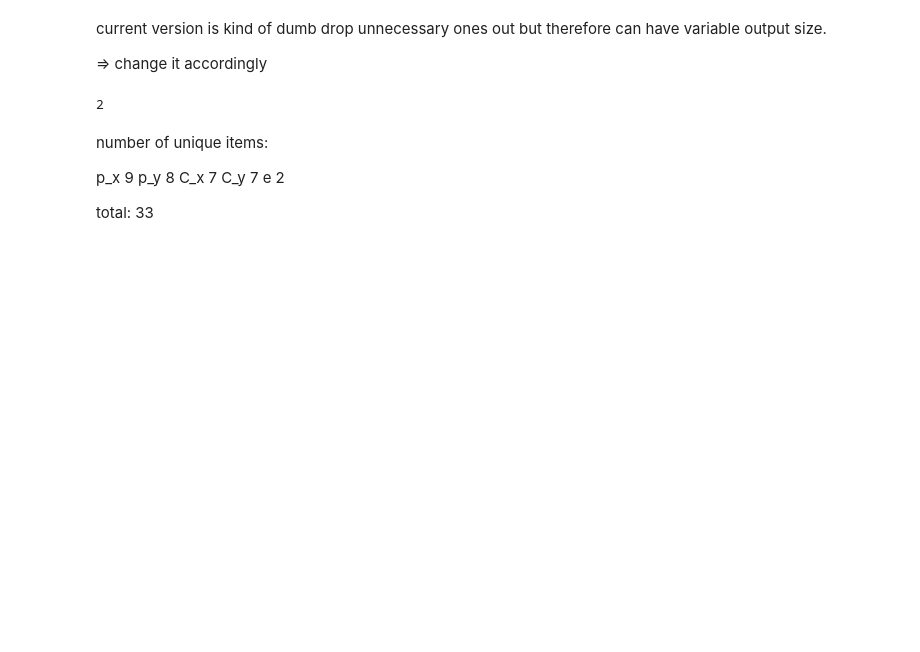
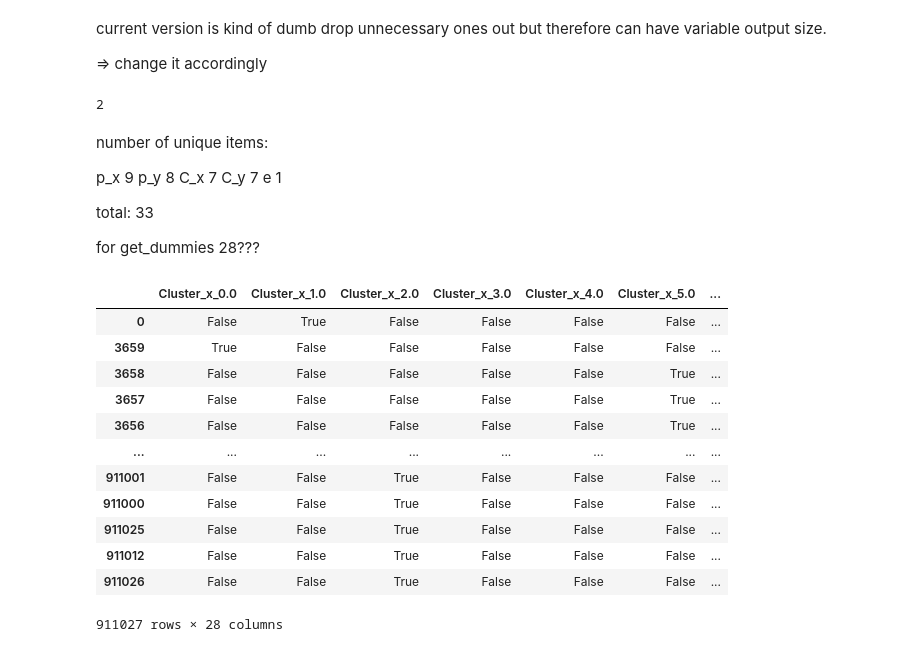
Before and after one commit to l4vd/Ba_first_tries, a Jupyter notebook: models/Original_MLP/Network_Analysis.ipynb, the cells around one changed output. Cells and saved outputs as stored; diff of their text form; code cells hidden in the pictures; blank space fills up the shorter version.

```diff
--- a/models/Original_MLP/Network_Analysis.ipynb
+++ b/models/Original_MLP/Network_Analysis.ipynb
@@ -1388,6 +1388,34 @@ p_x 9
 p_y 8
 C_x 7
 C_y 7
-e 2
+e 1
 
 total: 33
+
+for get_dummies 28???
+# %%
+# Apply one-hot encoding
+X_encoded = pd.get_dummies(X, columns=["Cluster_x", "Cluster_y", "profile_x", "profile_y", "explicit"], drop_first=True)
+
+# Extract the encoded columns
+encoded_columns = [col for col in X_encoded.columns if any(orig_col in col for orig_col in ["Cluster_x", "Cluster_y", "profile_x", "profile_y", "explicit"])]
+
+# Select only the encoded columns
+X_test_encoded_only = X_encoded[encoded_columns]
+
+# Display the encoded columns
+X_test_encoded_only
+# %% [output]
+|  | Cluster_x_0.0 | Cluster_x_1.0 | Cluster_x_2.0 | Cluster_x_3.0 | Cluster_x_4.0 | Cluster_x_5.0 | ... |
+| 0 | False | True | False | False | False | False | ... |
+| 3659 | True | False | False | False | False | False | ... |
+| 3658 | False | False | False | False | False | True | ... |
+| 3657 | False | False | False | False | False | True | ... |
+| 3656 | False | False | False | False | False | True | ... |
+| ... | ... | ... | ... | ... | ... | ... | ... |
+| 911001 | False | False | True | False | False | False | ... |
+| 911000 | False | False | True | False | False | False | ... |
+| 911025 | False | False | True | False | False | False | ... |
+| 911012 | False | False | True | False | False | False | ... |
+| 911026 | False | False | True | False | False | False | ... |
+911027 rows × 28 columns
```
Also changed, not shown: parts of 9 cells of this notebook.
